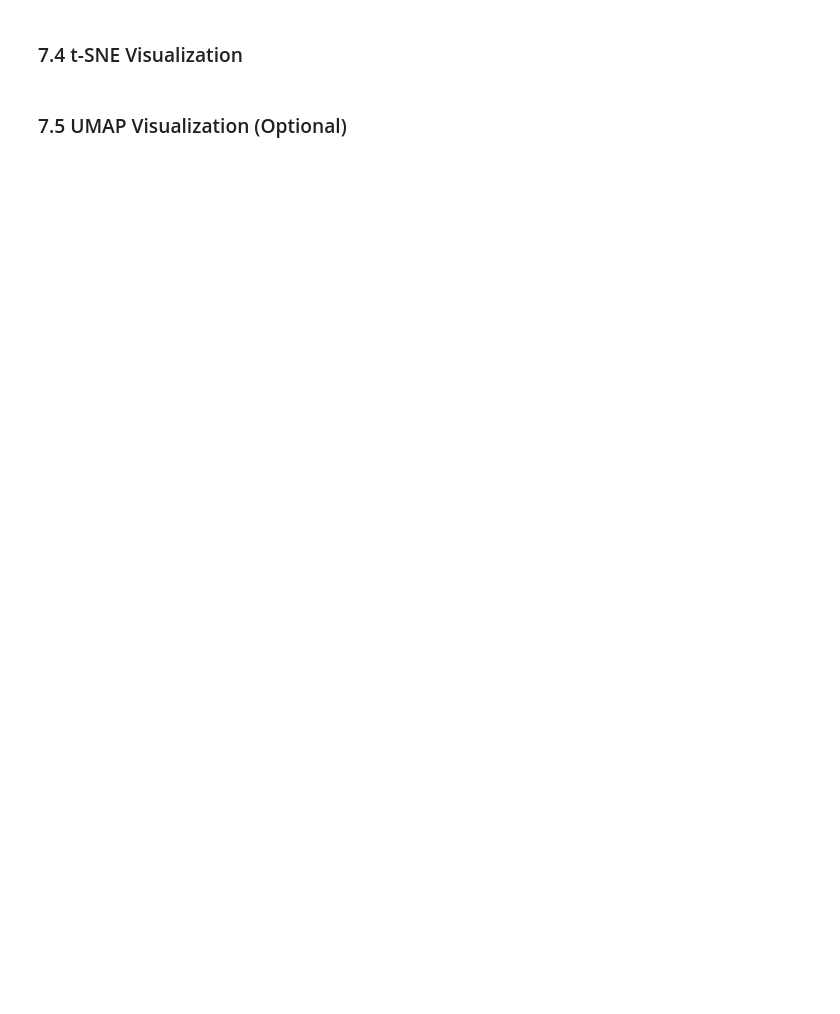
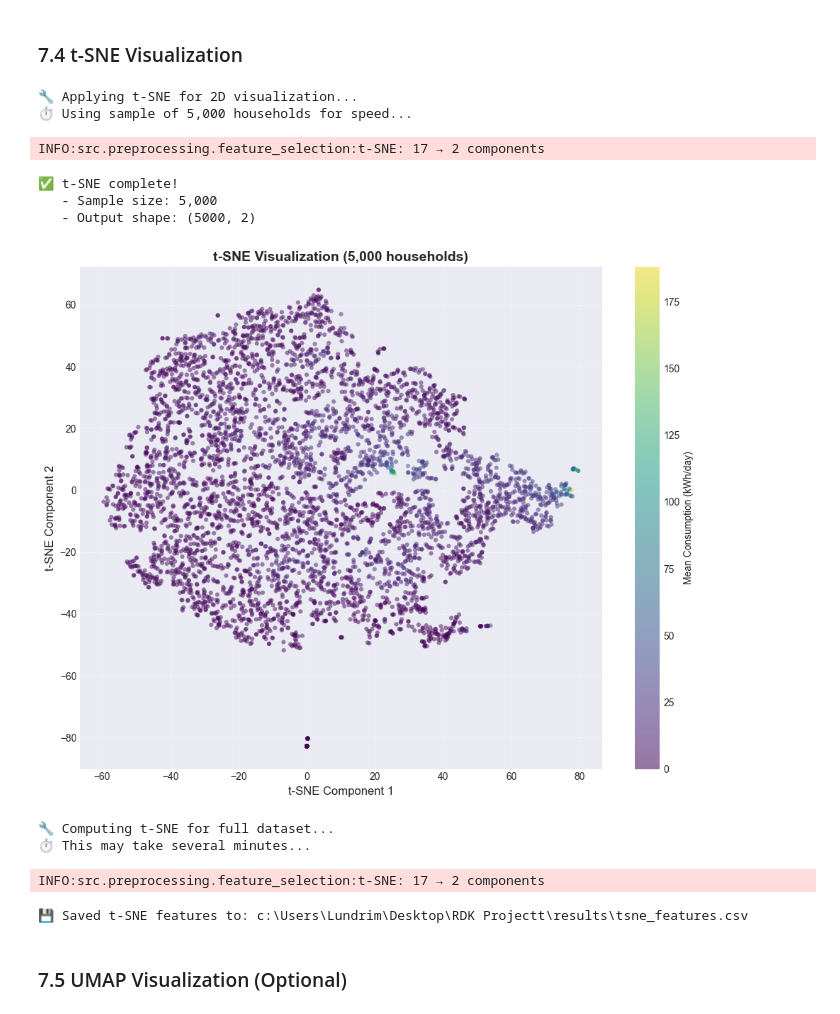
Before and after one commit to hemalii3/rdkd, a Jupyter notebook: notebooks/02_Preprocessing_Features.ipynb, the cells around one changed output. Drawn from its saved outputs; the diff is of its cells as text; code cells hidden in the pictures; blank space fills up the shorter version.

```diff
--- a/notebooks/02_Preprocessing_Features.ipynb
+++ b/notebooks/02_Preprocessing_Features.ipynb
@@ -465,36 +688,48 @@ print("⏱️ Using sample of 5,000 households for speed...\n")
 
 # Sample for t-SNE (computationally expensive)
 sample_size = min(5000, len(df_selected))
 df_sample = df_selected.sample(n=sample_size, random_state=42)
 
-df_tsne = selector.apply_tsne(df_sample, n_components=2, perplexity=30.0, random_state=42)
+df_tsne = selector.apply_tsne(df_sample, n_components=2, perplexity=30.0)
 
 print(f"✅ t-SNE complete!")
 print(f"   - Sample size: {sample_size:,}")
 print(f"   - Output shape: {df_tsne.shape}")
 
 # Plot t-SNE
 plt.figure(figsize=(10, 8))
-plt.scatter(df_tsne['tsne_1'], df_tsne['tsne_2'],
+plt.scatter(df_tsne['tSNE1'], df_tsne['tSNE2'],
             alpha=0.5, s=20, c=df_sample['mean'] if 'mean' in df_sample.columns else 'steelblue',
             cmap='viridis', edgecolors='none')
 plt.xlabel('t-SNE Component 1', fontsize=12)
 plt.ylabel('t-SNE Component 2', fontsize=12)
 plt.title(f't-SNE Visualization ({sample_size:,} households)', fontsize=14, fontweight='bold')
 if 'mean' in df_sample.columns:
     plt.colorbar(label='Mean Consumption (kWh/day)')
 plt.grid(True, alpha=0.3)
 plt.tight_layout()
 plt.savefig(os.path.join(RESULTS_DIR, 'figures', 'tsne_visualization.png'), dpi=300, bbox_inches='tight')
 plt.show()
 
 # Save t-SNE features (full dataset - may take longer)
 print("\n🔧 Computing t-SNE for full dataset...")
 print("⏱️ This may take several minutes...\n")
-df_tsne_full = selector.apply_tsne(df_selected, n_components=2, perplexity=30.0, random_state=42)
+df_tsne_full = selector.apply_tsne(df_selected, n_components=2, perplexity=30.0)
 tsne_features_path = os.path.join(RESULTS_DIR, 'tsne_features.csv')
 df_tsne_full.to_csv(tsne_features_path)
 print(f"💾 Saved t-SNE features to: {tsne_features_path}")
+# %% [output]
+🔧 Applying t-SNE for 2D visualization...
+⏱️ Using sample of 5,000 households for speed...
+INFO:src.preprocessing.feature_selection:t-SNE: 17 → 2 components
+✅ t-SNE complete!
+   - Sample size: 5,000
+   - Output shape: (5000, 2)
+[figure, added]
+🔧 Computing t-SNE for full dataset...
+⏱️ This may take several minutes...
+INFO:src.preprocessing.feature_selection:t-SNE: 17 → 2 components
+💾 Saved t-SNE features to: c:\Users\Lundrim\Desktop\RDK Projectt\results\tsne_features.csv
 # %% [markdown]
 ### 7.5 UMAP Visualization (Optional)
 # %%
```
Also changed, not shown: parts of 17 cells of this notebook, 10 other files.
